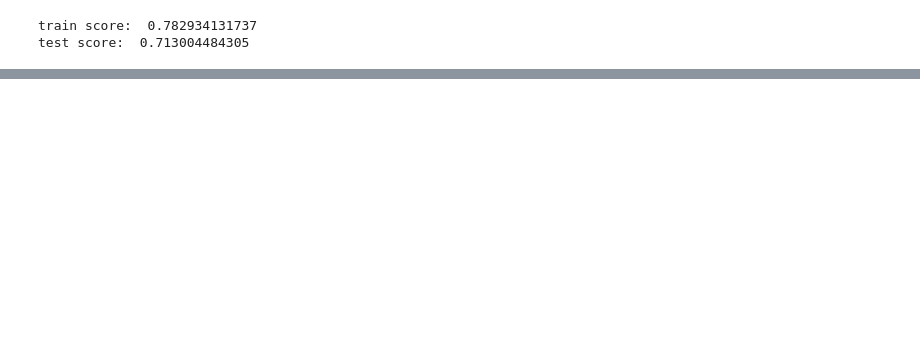
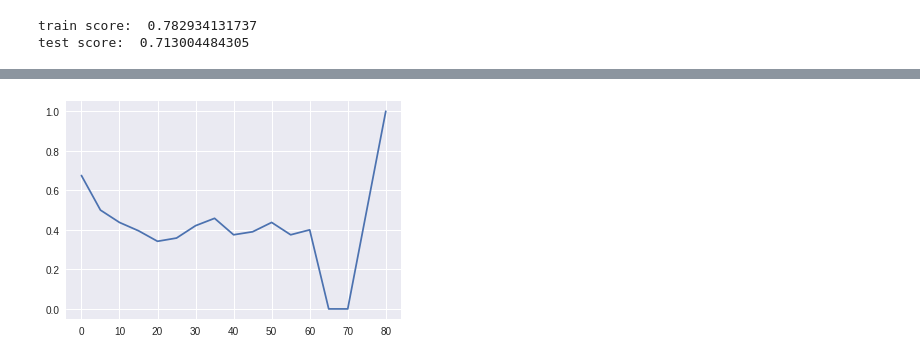
Before and after one commit to petarivanovv9/Machine-Learning-Course-FMI, a Jupyter notebook: titanic-kaggle-exercise.ipynb, the cells around one changed output, grey strips where cells are left out. Saved outputs shown, nothing was run; the diff lists cells and outputs as text; code cells hidden in the pictures; blank space fills up the shorter version.

```diff
--- a/titanic-kaggle-exercise.ipynb
+++ b/titanic-kaggle-exercise.ipynb
@@ -264,0 +294,4 @@ test score:  0.713004484305
+# %%
+plt.plot(ages.groupby('Age').mean());
+# %% [output]
+[figure, added]
```
Also changed, not shown: parts of 22 cells of this notebook.
